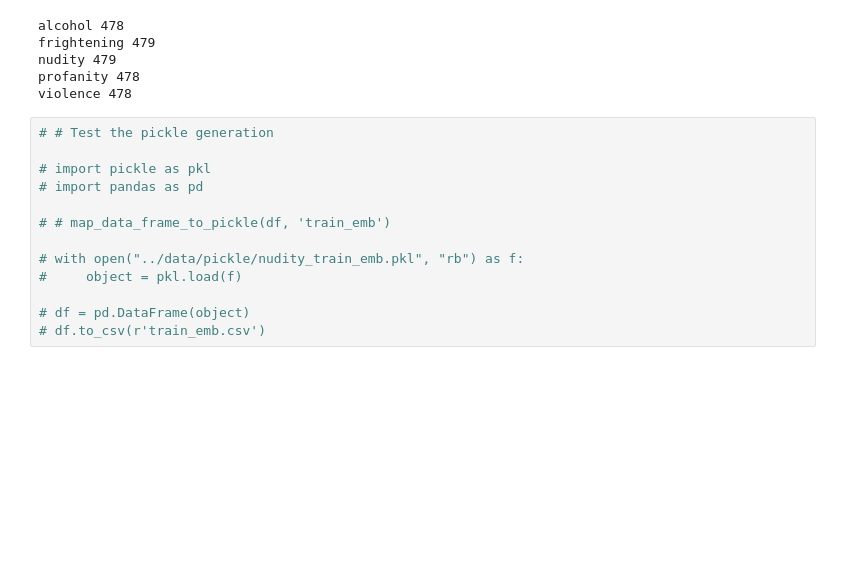
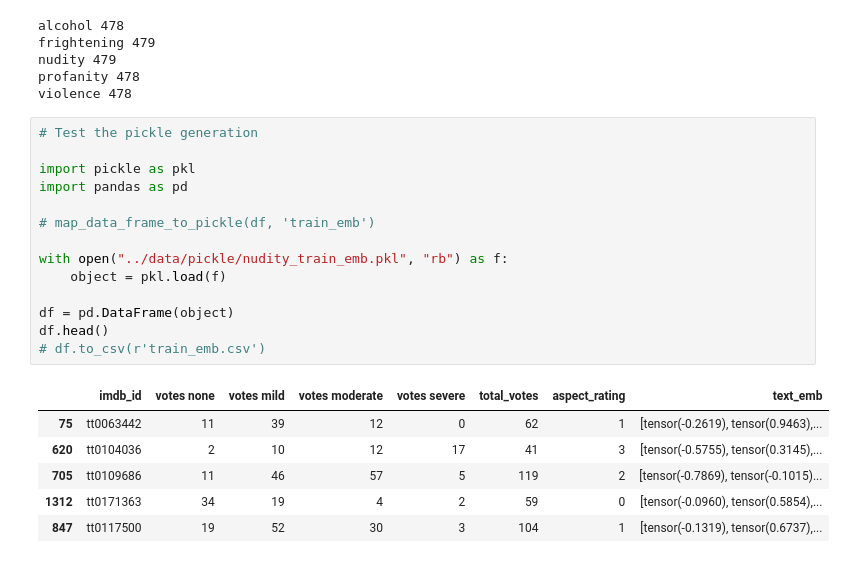
Before and after one commit to rlCodev/data-science-text-analytics, a Jupyter notebook: data_preprocessing/model_data_preprocessing.ipynb, the cells around one changed output. Saved outputs shown, nothing was run; the diff lists cells and outputs as text; blank space fills up the shorter version.

```diff
--- a/data_preprocessing/model_data_preprocessing.ipynb
+++ b/data_preprocessing/model_data_preprocessing.ipynb
@@ -85,15 +85,23 @@ nudity 479
 profanity 478
 violence 478
 # %%
-# # Test the pickle generation
+# Test the pickle generation
 
-# import pickle as pkl
-# import pandas as pd
+import pickle as pkl
+import pandas as pd
 
-# # map_data_frame_to_pickle(df, 'train_emb')
+# map_data_frame_to_pickle(df, 'train_emb')
 
-# with open("../data/pickle/nudity_train_emb.pkl", "rb") as f:
-#     object = pkl.load(f)
+with open("../data/pickle/nudity_train_emb.pkl", "rb") as f:
+    object = pkl.load(f)
 
-# df = pd.DataFrame(object)
+df = pd.DataFrame(object)
+df.head()
 # df.to_csv(r'train_emb.csv')
+# %% [output]
+|  | imdb_id | votes none | votes mild | votes moderate | votes severe | total_votes | aspect_rating | text_emb |
+| 75 | tt0063442 | 11 | 39 | 12 | 0 | 62 | 1 | [tensor(-0.2619), tensor(0.9463),... |
+| 620 | tt0104036 | 2 | 10 | 12 | 17 | 41 | 3 | [tensor(-0.5755), tensor(0.3145),... |
+| 705 | tt0109686 | 11 | 46 | 57 | 5 | 119 | 2 | [tensor(-0.7869), tensor(-0.1015)... |
+| 1312 | tt0171363 | 34 | 19 | 4 | 2 | 59 | 0 | [tensor(-0.0960), tensor(0.5854),... |
+| 847 | tt0117500 | 19 | 52 | 30 | 3 | 104 | 1 | [tensor(-0.1319), tensor(0.6737),... |
```
Also changed, not shown: 5 other files.
